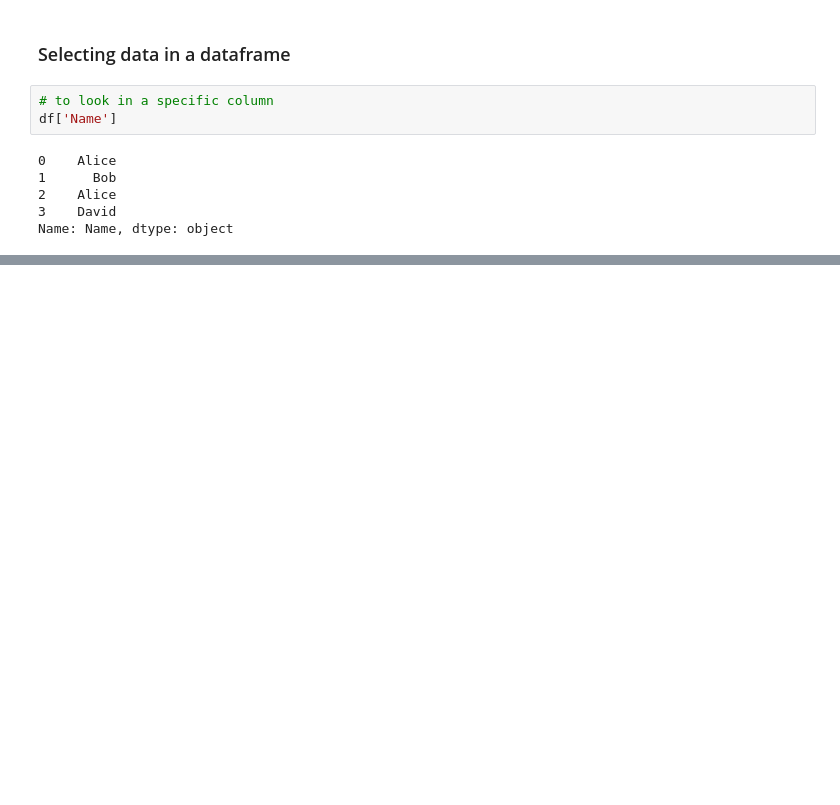
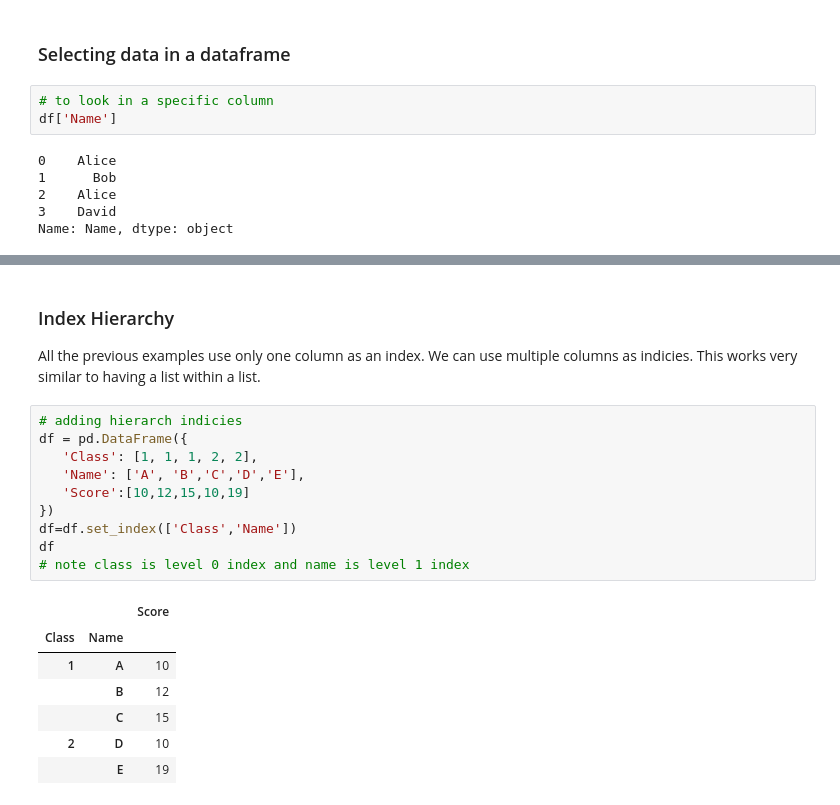
Before and after one commit to JMorganSparta/Numpy, a Jupyter notebook: Pandas.ipynb, the cells around one changed output, grey strips where cells are left out. Cells and saved outputs as stored; diff of their text form; blank space fills up the shorter version.

```diff
--- a/Pandas.ipynb
+++ b/Pandas.ipynb
@@ -433,0 +517,21 @@ Name: Name, dtype: object
+# %% [markdown]
+### Index Hierarchy
+All the previous examples use only one column as an index. We can use multiple columns as indicies. This works very similar to having a list within a list.
+# %%
+# adding hierarch indicies
+df = pd.DataFrame({
+   'Class': [1, 1, 1, 2, 2],
+   'Name': ['A', 'B','C','D','E'],
+   'Score':[10,12,15,10,19]
+})
+df=df.set_index(['Class','Name'])
+df
+# note class is level 0 index and name is level 1 index
+# %% [output]
+|  |  | Score |
+| Class | Name |  |
+| 1 | A | 10 |
+|  | B | 12 |
+|  | C | 15 |
+| 2 | D | 10 |
+|  | E | 19 |
```
Also changed, not shown: parts of 11 cells of this notebook.
